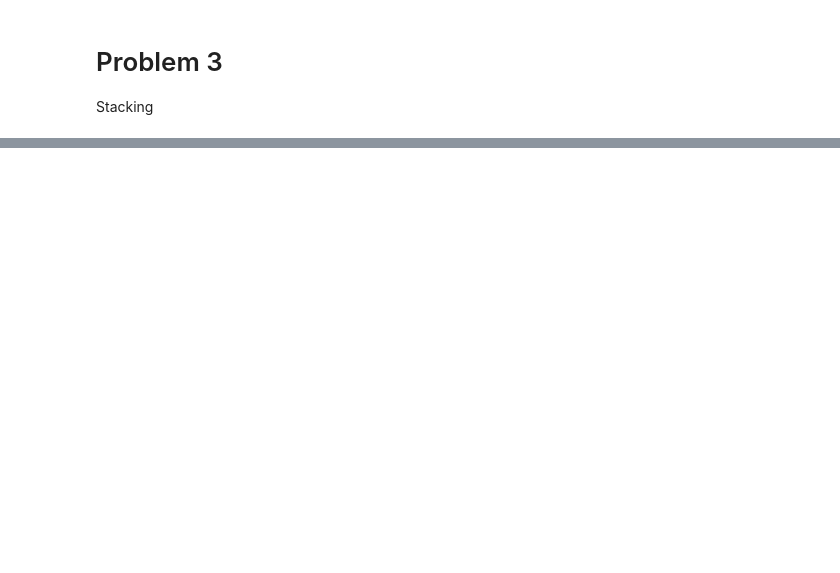
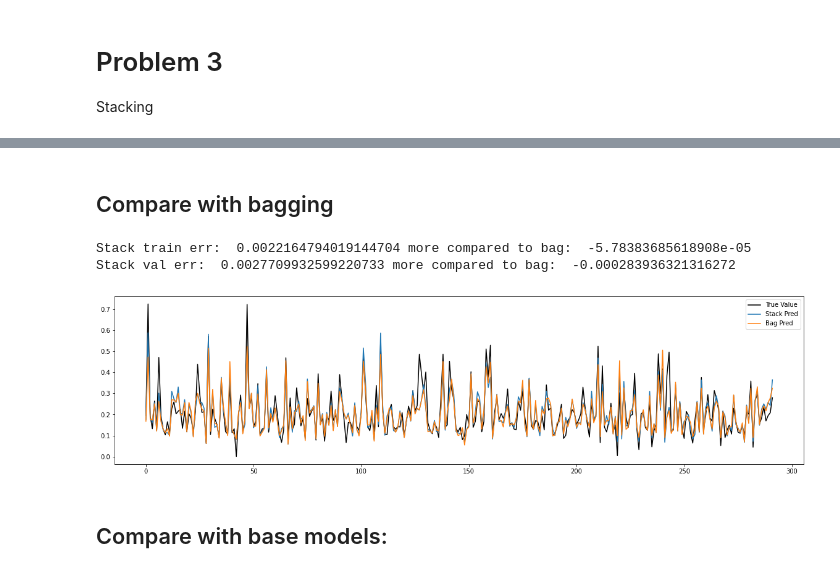
Before and after one commit to produdez/diveintocode-ml, a Jupyter notebook: Week 14/EnsembleScratch.ipynb, the cells around one changed output, grey strips where cells are left out. Drawn from its saved outputs; the diff is of its cells as text; code cells hidden in the pictures; blank space fills up the shorter version.

Commit message:
Finished Ensemble Scratch!

```diff
--- a/Week 14/EnsembleScratch.ipynb
+++ b/Week 14/EnsembleScratch.ipynb
@@ -370,7 +398,7 @@ Train, test Acc:  0.85 0.8666666666666667
 ## Compare with blending
 # %%
 #bag model
-bag_reg_model = ScratchBaggingModel(DecisionTreeClassifier())
+bag_reg_model = ScratchBaggingModel(DecisionTreeRegressor())
 bag_reg_model.fit(x_train,y_train,x_test,y_test)
 bagging_train_err,bagging_val_err = bag_reg_model.train_score, bag_reg_model.val_score
 print('Bagging Train err: ', bagging_train_err, 'Bagging val err: ', bagging_val_err)
@@ -415,0 +526,21 @@ Stacking
+# %% [markdown]
+## Compare with bagging
+# %%
+stack_train_err = mean_squared_error(stack_model.predict(x_train), y_train)
+stack_val_err = mean_squared_error(stack_model.predict(x_test), y_test)
+
+print('Stack train err: ', stack_train_err, 'more compared to bag: ', stack_train_err - bagging_train_err)
+print('Stack val err: ', stack_val_err, 'more compared to bag: ', stack_val_err - bagging_val_err)
+
+plt.figure(figsize=(20,5))
+plt.plot(y_test, label = 'True Value', c = 'black')
+plt.plot(stack_model.predict(x_test), label = 'Stack Pred')
+plt.plot(bag_reg_model.predict(x_test), label = 'Bag Pred')
+plt.legend()
+plt.show()
+# %% [output]
+Stack train err:  0.0022164794019144704 more compared to bag:  -5.78383685618908e-05
+Stack val err:  0.0027709932599220733 more compared to bag:  -0.000283936321316272
+[figure, added]
+# %% [markdown]
+## Compare with base models:
```
Also changed, not shown: parts of 20 cells of this notebook.
